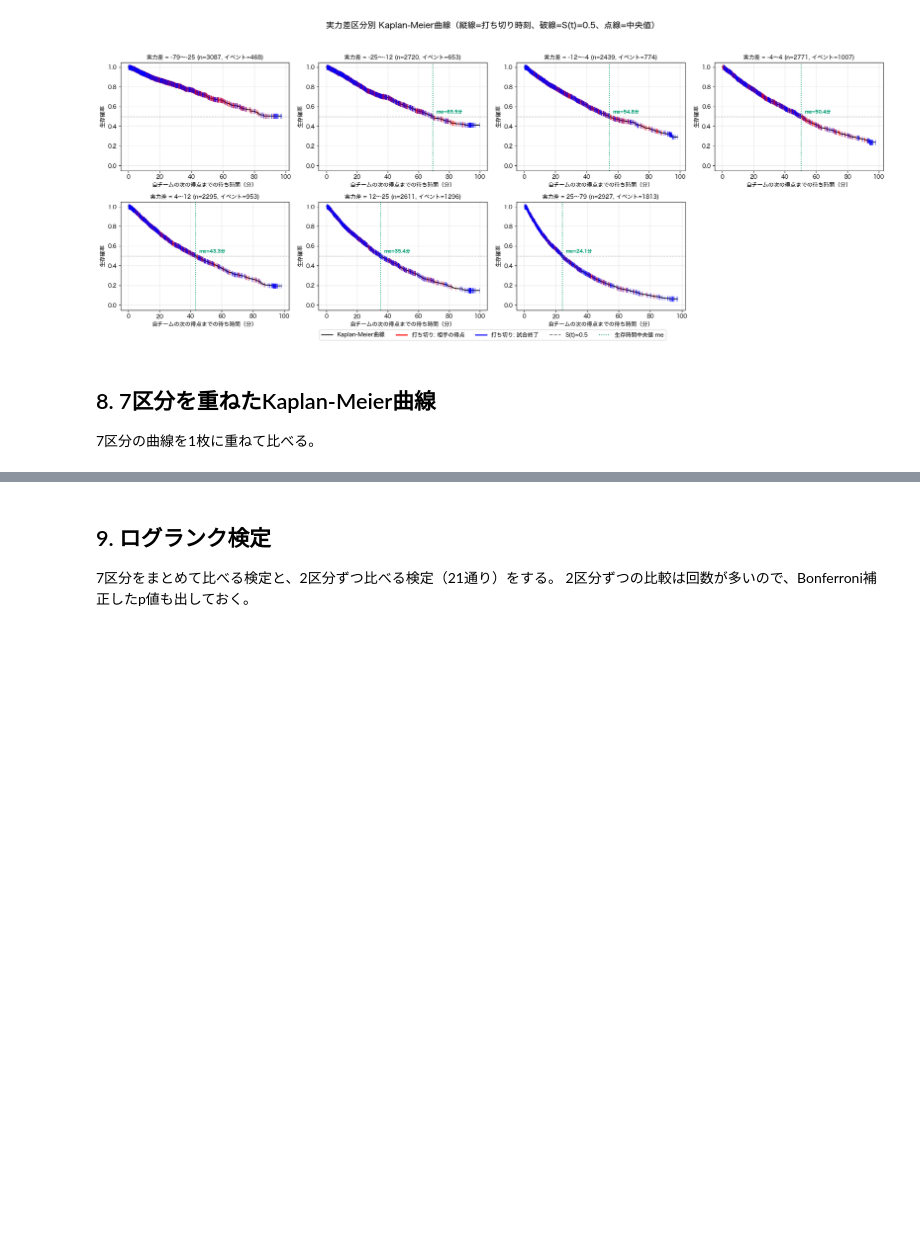
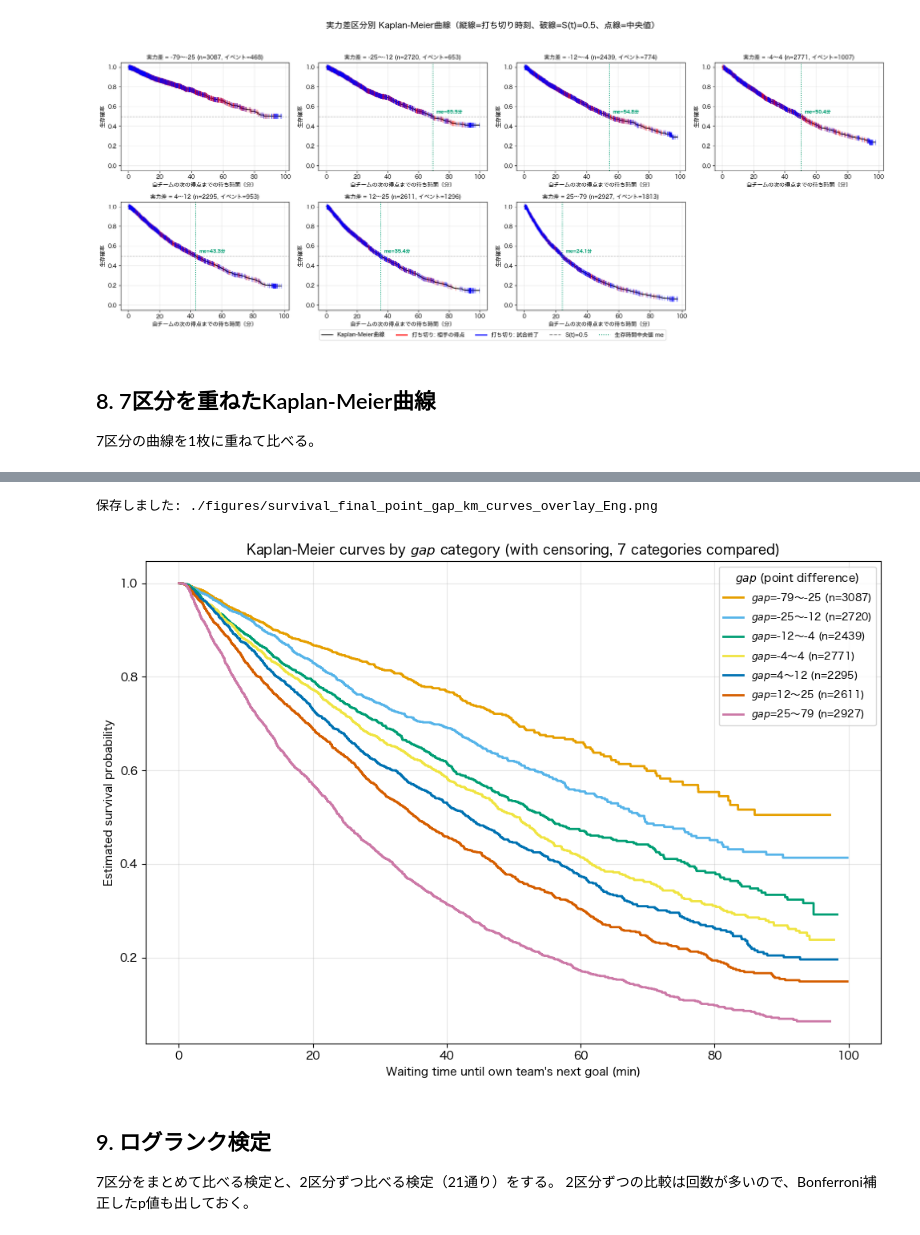
Before and after one commit to hf05123827/Soccer_Score_Progression_Analysis, a Jupyter notebook: Empirical_Analysis/Skill_Gap/survival_final_point_gap_backup_before_ppm.ipynb, the cells around one changed output, grey strips where cells are left out. Saved outputs shown, nothing was run; the diff lists cells and outputs as text; code cells hidden in the pictures; blank space fills up the shorter version.

```diff
--- a/Empirical_Analysis/Skill_Gap/survival_final_point_gap.ipynb
+++ b/Empirical_Analysis/Skill_Gap/survival_final_point_gap_backup_before_ppm.ipynb
@@ -416,3 +416,32 @@ plt.show()
+# %%
+# 区分ごとの色
+OKABE_ITO = ["#E69F00", "#56B4E9", "#009E73", "#F0E442", "#0072B2", "#D55E00", "#CC79A7"]
+CATEGORY_COLORS = dict(zip(CATEGORY_ORDER, OKABE_ITO))
+
+fig, ax = plt.subplots(figsize=(10, 7))
+
+for cat in CATEGORY_ORDER:
+    kmf = km_fits[cat]
+    if kmf is None:
+        continue
+    kmf.plot_survival_function(ax=ax, ci_show=False, show_censors=False,
+                                color=CATEGORY_COLORS[cat], linewidth=2)
+
+ax.set_xlabel("Waiting time until own team's next goal (min)")
+ax.set_ylabel("Estimated survival probability")
+ax.set_title("Kaplan-Meier curves by $gap$ category (with censoring, 7 categories compared)")
+ax.grid(alpha=0.3)
+ax.legend(fontsize=9, loc="upper right", title="$gap$ (point difference)")
+fig.tight_layout()
+
+os.makedirs("./figures", exist_ok=True)
+out_path = "./figures/survival_final_point_gap_km_curves_overlay_Eng.png"
+fig.savefig(out_path, dpi=150)
+print(f"保存しました: {out_path}")
+plt.show()
+# %% [output]
+保存しました: ./figures/survival_final_point_gap_km_curves_overlay_Eng.png
+[figure, added]
 # %% [markdown]
 ## 9. ログランク検定
 
```
Also changed, not shown: parts of 4 cells of this notebook, 1 other file.
